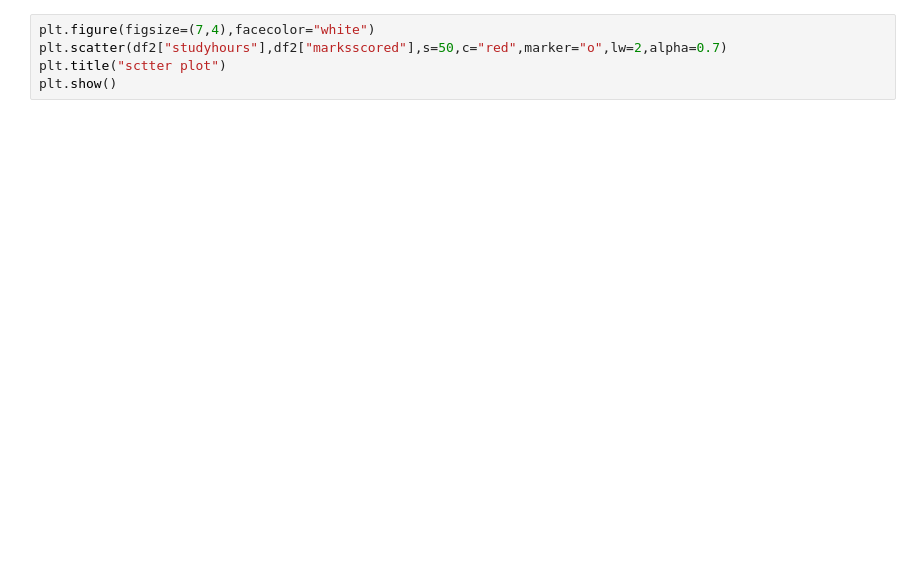
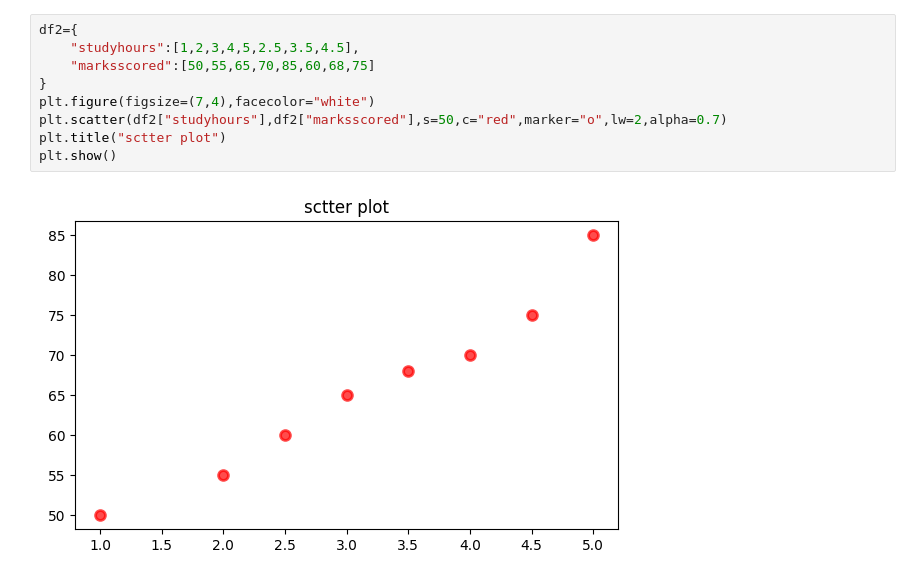
Before and after one commit to gurukowshikpoola/bytexl, a Jupyter notebook: dataviz.ipynb, the cells around one changed output. Cells and saved outputs as stored; diff of their text form; blank space fills up the shorter version.

```diff
--- a/dataviz.ipynb
+++ b/dataviz.ipynb
@@ -18,5 +50,11 @@ plt.show()
 # %%
+df2={
+    "studyhours":[1,2,3,4,5,2.5,3.5,4.5],
+    "marksscored":[50,55,65,70,85,60,68,75]
+}
 plt.figure(figsize=(7,4),facecolor="white")
 plt.scatter(df2["studyhours"],df2["marksscored"],s=50,c="red",marker="o",lw=2,alpha=0.7)
 plt.title("sctter plot")
 plt.show()
+# %% [output]
+[figure, added]
```
Also changed, not shown: parts of 11 cells of this notebook, 2 other files.
